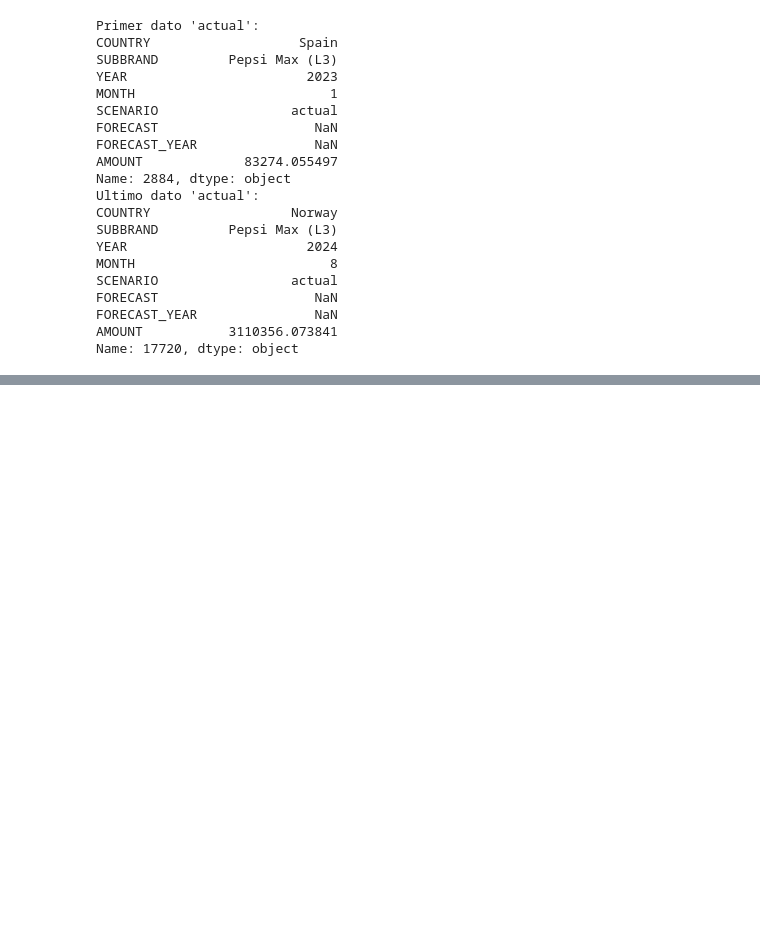
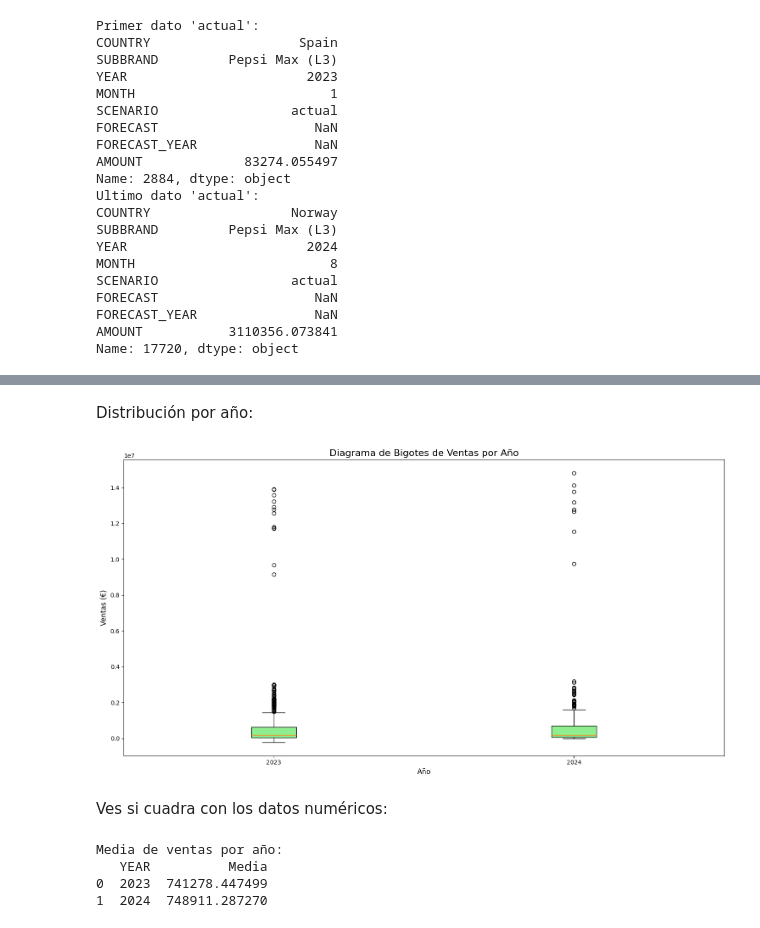
Before and after one commit to CeliaDiazSanchez/UFV_visualizacion, a Jupyter notebook: Ejercicios de clase/clase2.ipynb, the cells around one changed output, grey strips where cells are left out. Saved outputs shown, nothing was run; the diff lists cells and outputs as text; code cells hidden in the pictures; blank space fills up the shorter version.

```diff
--- a/Ejercicios de clase/clase2.ipynb
+++ b/Ejercicios de clase/clase2.ipynb
@@ -245,0 +346,34 @@ Name: 17720, dtype: object
+# %% [markdown]
+Distribución por año:
+# %%
+ventas_por_año = [ventas_reales[ventas_reales['YEAR'] == año]['AMOUNT'].values
+                  for año in ventas_reales['YEAR'].unique()]
+
+labels = ventas_reales['YEAR'].unique()
+plt.figure(figsize=(15, 8))
+plt.boxplot(ventas_por_año, patch_artist=True, boxprops=dict(facecolor='lightgreen'))
+plt.title('Diagrama de Bigotes de Ventas por Año', fontsize=16)
+plt.xlabel('Año', fontsize=12)
+plt.ylabel('Ventas (€)', fontsize=12)
+plt.xticks(ticks=range(1, len(labels) + 1), labels=labels)
+plt.tight_layout()
+plt.show()
+# %% [output]
+[figure, added]
+# %% [markdown]
+Ves si cuadra con los datos numéricos:
+# %%
+# Agrupar las ventas por año y sumar las ventas
+ventas_por_año = ventas_reales.groupby('YEAR')['AMOUNT'].sum().reset_index()
+
+# Calcular la media de ventas por año
+ventas_por_año['Media'] = ventas_reales.groupby('YEAR')['AMOUNT'].mean().values
+
+# Mostrar las medias de ventas por año
+print("Media de ventas por año:")
+print(ventas_por_año[['YEAR', 'Media']])
+# %% [output]
+Media de ventas por año:
+   YEAR          Media
+0  2023  741278.447499
+1  2024  748911.287270
```
Also changed, not shown: parts of 26 cells of this notebook.
